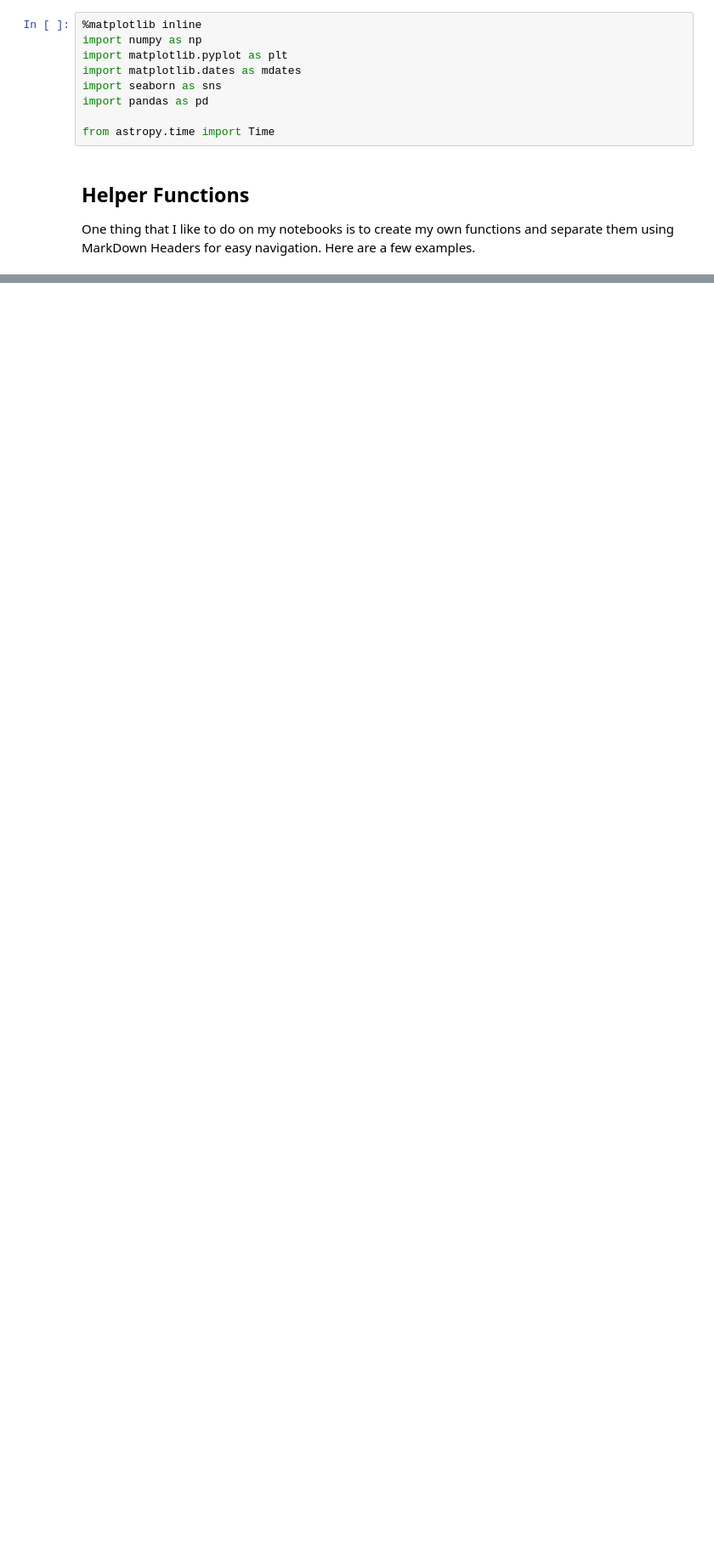
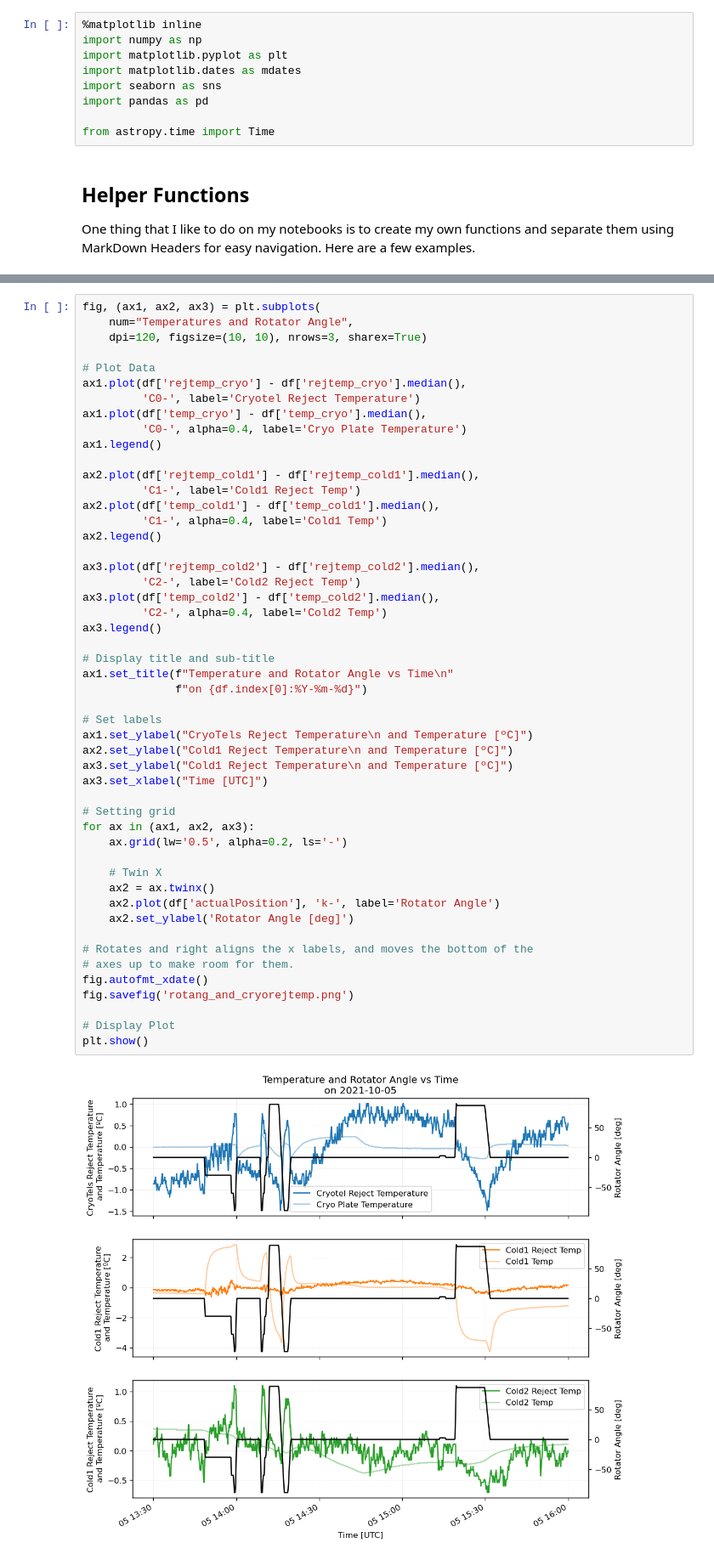
Before and after one commit to b1quint/notebooks, a Jupyter notebook: unsorted/Accessing Summit EFD.ipynb, the cells around one changed output, grey strips where cells are left out. Shown: that part at 85% size. Drawn from its saved outputs; the diff is of its cells as text; blank space fills up the shorter version.

```diff
--- a/unsorted/Accessing Summit EFD.ipynb
+++ b/unsorted/Accessing Summit EFD.ipynb
@@ -55,0 +112,52 @@ client = retrieve_efd_client()
+# %%
+fig, (ax1, ax2, ax3) = plt.subplots(
+    num="Temperatures and Rotator Angle",
+    dpi=120, figsize=(10, 10), nrows=3, sharex=True)
+
+# Plot Data
+ax1.plot(df['rejtemp_cryo'] - df['rejtemp_cryo'].median(),
+         'C0-', label='Cryotel Reject Temperature')
+ax1.plot(df['temp_cryo'] - df['temp_cryo'].median(),
+         'C0-', alpha=0.4, label='Cryo Plate Temperature')
+ax1.legend()
+
+ax2.plot(df['rejtemp_cold1'] - df['rejtemp_cold1'].median(),
+         'C1-', label='Cold1 Reject Temp')
+ax2.plot(df['temp_cold1'] - df['temp_cold1'].median(),
+         'C1-', alpha=0.4, label='Cold1 Temp')
+ax2.legend()
+
+ax3.plot(df['rejtemp_cold2'] - df['rejtemp_cold2'].median(),
+         'C2-', label='Cold2 Reject Temp')
+ax3.plot(df['temp_cold2'] - df['temp_cold2'].median(),
+         'C2-', alpha=0.4, label='Cold2 Temp')
+ax3.legend()
+
+# Display title and sub-title
+ax1.set_title(f"Temperature and Rotator Angle vs Time\n"
+              f"on {df.index[0]:%Y-%m-%d}")
+
+# Set labels
+ax1.set_ylabel("CryoTels Reject Temperature\n and Temperature [ºC]")
+ax2.set_ylabel("Cold1 Reject Temperature\n and Temperature [ºC]")
+ax3.set_ylabel("Cold1 Reject Temperature\n and Temperature [ºC]")
+ax3.set_xlabel("Time [UTC]")
+
+# Setting grid
+for ax in (ax1, ax2, ax3):
+    ax.grid(lw='0.5', alpha=0.2, ls='-')
+
+    # Twin X
+    ax2 = ax.twinx()
+    ax2.plot(df['actualPosition'], 'k-', label='Rotator Angle')
+    ax2.set_ylabel('Rotator Angle [deg]')
+
+# Rotates and right aligns the x labels, and moves the bottom of the
+# axes up to make room for them.
+fig.autofmt_xdate()
+fig.savefig('rotang_and_cryorejtemp.png')
+
+# Display Plot
+plt.show()
+# %% [output]
+[figure, added]
```
Also changed, not shown: parts of 16 cells of this notebook.
